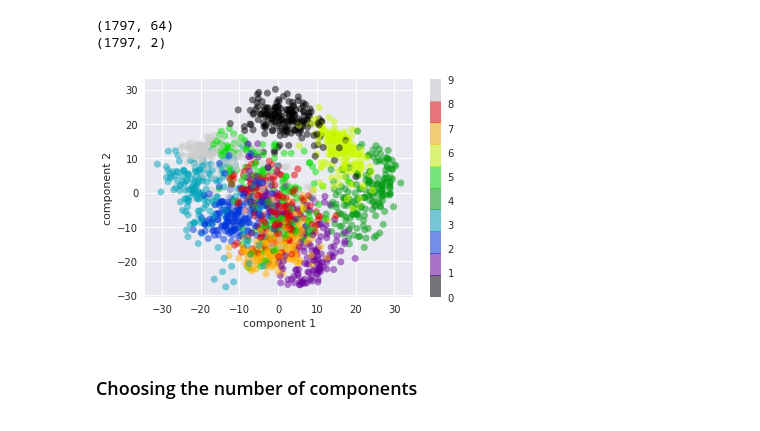
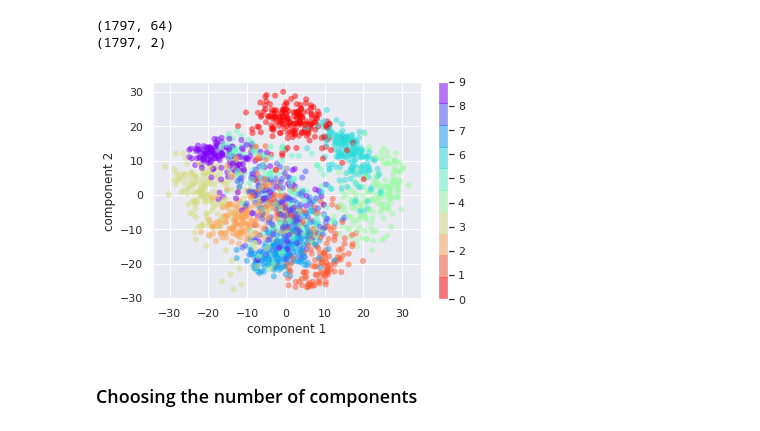
Before and after one commit to MUbarak123-56/Python-Data-Science, a Jupyter notebook: MACHINE LEARNING V.ipynb, the cells around one changed output. Saved outputs shown, nothing was run; the diff lists cells and outputs as text; code cells hidden in the pictures.

```diff
--- a/MACHINE LEARNING V.ipynb
+++ b/MACHINE LEARNING V.ipynb
@@ -78,12 +78,12 @@ print(projected.shape)
 # %%
 plt.scatter(projected[:, 0], projected[:, 1],
             c=digits.target, edgecolor='none', alpha=0.5,
-            cmap=plt.cm.get_cmap('spectral', 10))
+            cmap=plt.cm.get_cmap('rainbow_r', 10))
 plt.xlabel('component 1')
 plt.ylabel('component 2')
 plt.colorbar();
 # %% [output]
-[figure, old version]
+[figure, new version]
 # %% [markdown]
 ### Choosing the number of components
 # %%
```
Also changed, not shown: parts of 26 cells of this notebook.
